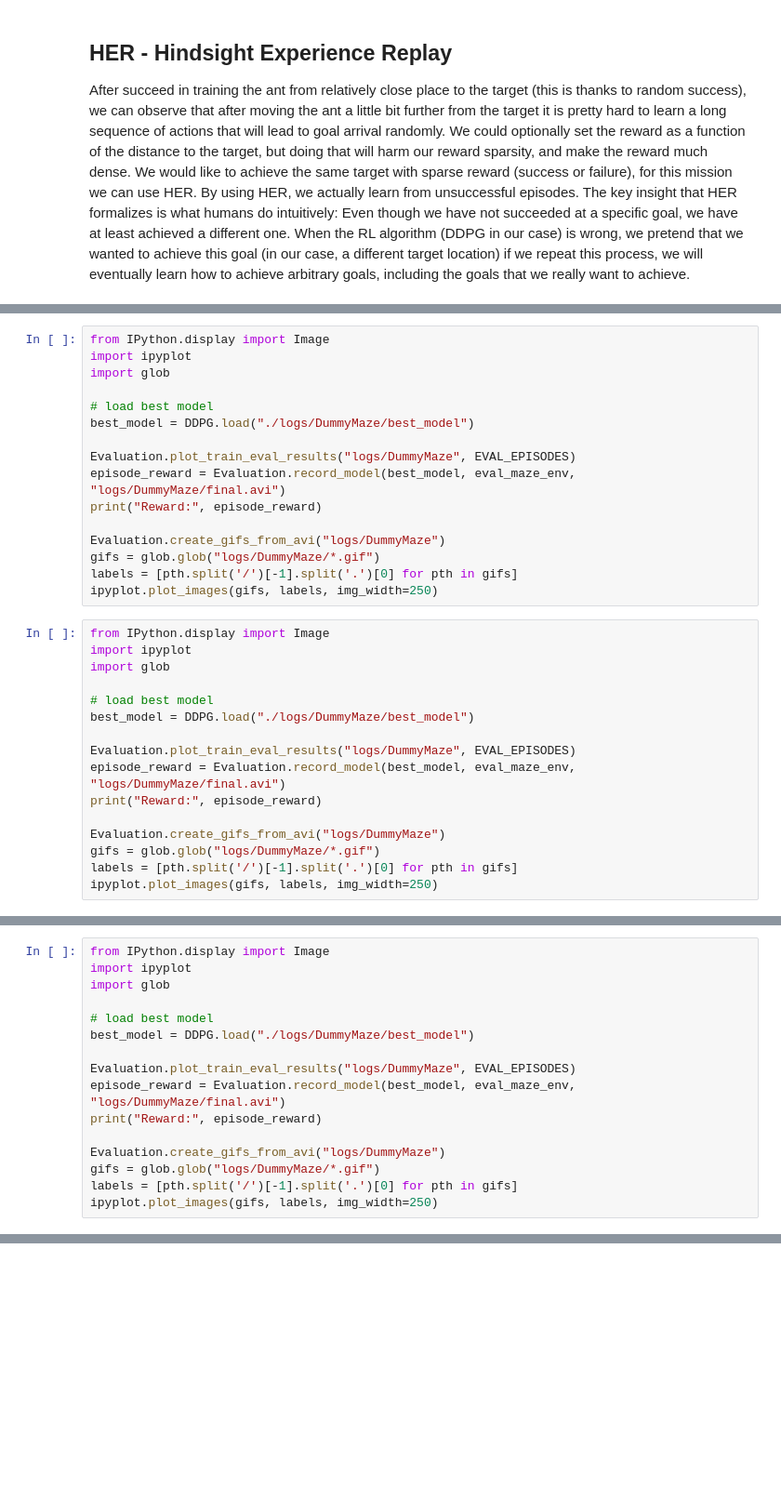
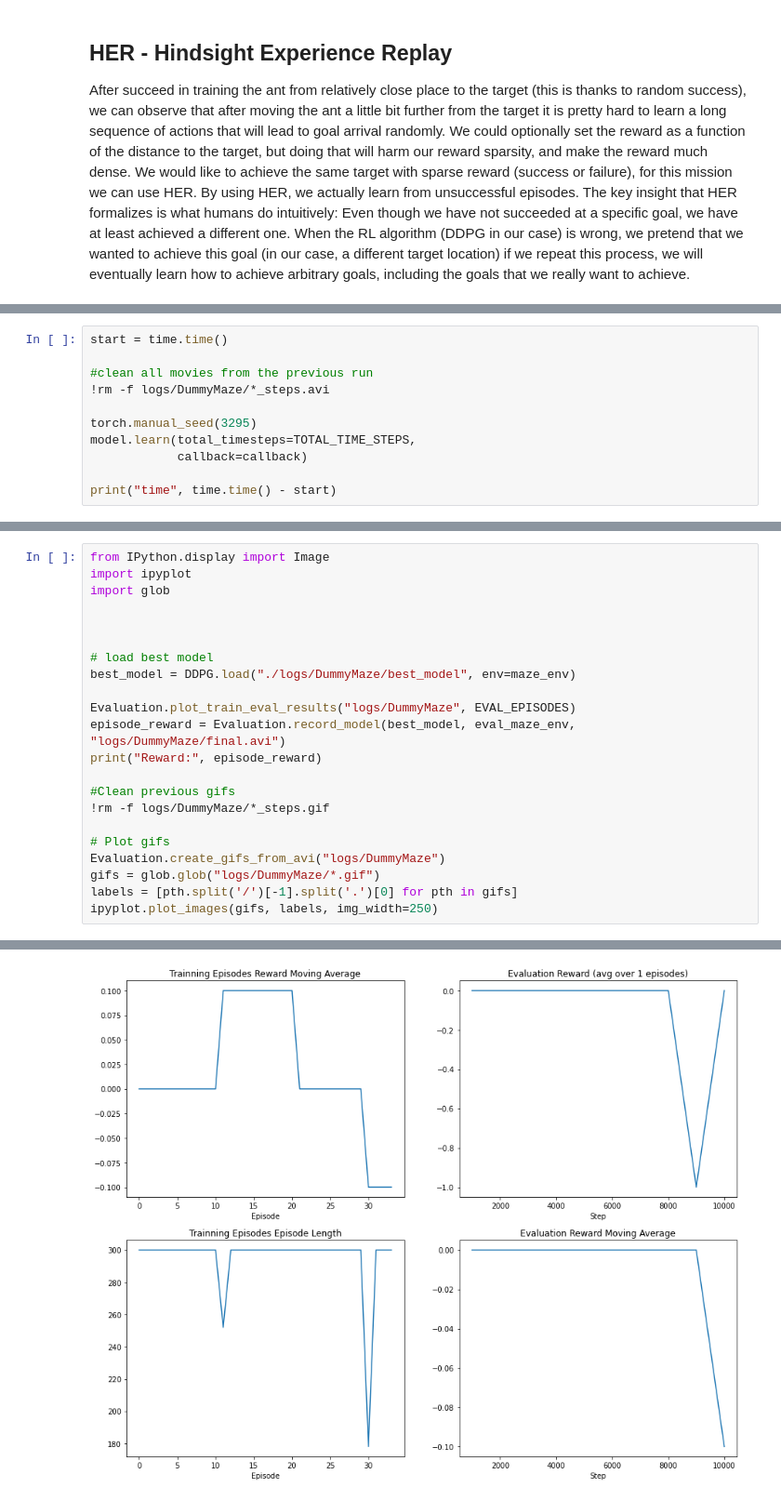
Before and after one commit to rl-project-dor-yuval/robomaze, a Jupyter notebook: TrainDummyMaze.ipynb, the cells around one changed output, grey strips where cells are left out. Shown at 93% size. Cells and saved outputs as stored; diff of their text form; blank space fills up the shorter version.

Commit message:
training HER implemented

```diff
--- a/TrainDummyMaze.ipynb
+++ b/TrainDummyMaze.ipynb
@@ -346,32 +239,11 @@ ipyplot.plot_images(gifs, labels, img_width=250)
-# %%
-from IPython.display import Image
-import ipyplot
-import glob
-
-# load best model
-best_model = DDPG.load("./logs/DummyMaze/best_model")
-
-Evaluation.plot_train_eval_results("logs/DummyMaze", EVAL_EPISODES)
-episode_reward = Evaluation.record_model(best_model, eval_maze_env, "logs/DummyMaze/final.avi")
-print("Reward:", episode_reward)
-
-Evaluation.create_gifs_from_avi("logs/DummyMaze")
-gifs = glob.glob("logs/DummyMaze/*.gif")
-labels = [pth.split('/')[-1].split('.')[0] for pth in gifs]
-ipyplot.plot_images(gifs, labels, img_width=250)
 # %%
-from IPython.display import Image
-import ipyplot
-import glob
+start = time.time()
 
-# load best model
-best_model = DDPG.load("./logs/DummyMaze/best_model")
+#clean all movies from the previous run
+!rm -f logs/DummyMaze/*_steps.avi
 
-Evaluation.plot_train_eval_results("logs/DummyMaze", EVAL_EPISODES)
-episode_reward = Evaluation.record_model(best_model, eval_maze_env, "logs/DummyMaze/final.avi")
-print("Reward:", episode_reward)
+torch.manual_seed(3295)
+model.learn(total_timesteps=TOTAL_TIME_STEPS,
+            callback=callback)
 
-Evaluation.create_gifs_from_avi("logs/DummyMaze")
-gifs = glob.glob("logs/DummyMaze/*.gif")
-labels = [pth.split('/')[-1].split('.')[0] for pth in gifs]
-ipyplot.plot_images(gifs, labels, img_width=250)
+print("time", time.time() - start)
@@ -380,14 +270,21 @@ from IPython.display import Image
 import ipyplot
 import glob
 
+
+
 # load best model
-best_model = DDPG.load("./logs/DummyMaze/best_model")
+best_model = DDPG.load("./logs/DummyMaze/best_model", env=maze_env)
 
 Evaluation.plot_train_eval_results("logs/DummyMaze", EVAL_EPISODES)
 episode_reward = Evaluation.record_model(best_model, eval_maze_env, "logs/DummyMaze/final.avi")
 print("Reward:", episode_reward)
 
+#Clean previous gifs
+!rm -f logs/DummyMaze/*_steps.gif
+
+# Plot gifs
 Evaluation.create_gifs_from_avi("logs/DummyMaze")
 gifs = glob.glob("logs/DummyMaze/*.gif")
 labels = [pth.split('/')[-1].split('.')[0] for pth in gifs]
 ipyplot.plot_images(gifs, labels, img_width=250)
+# %% [output]
@@ -393,0 +295 @@ ipyplot.plot_images(gifs, labels, img_width=250)
+[figure, added]
```
Also changed, not shown: parts of 14 cells of this notebook, 2 other files.
